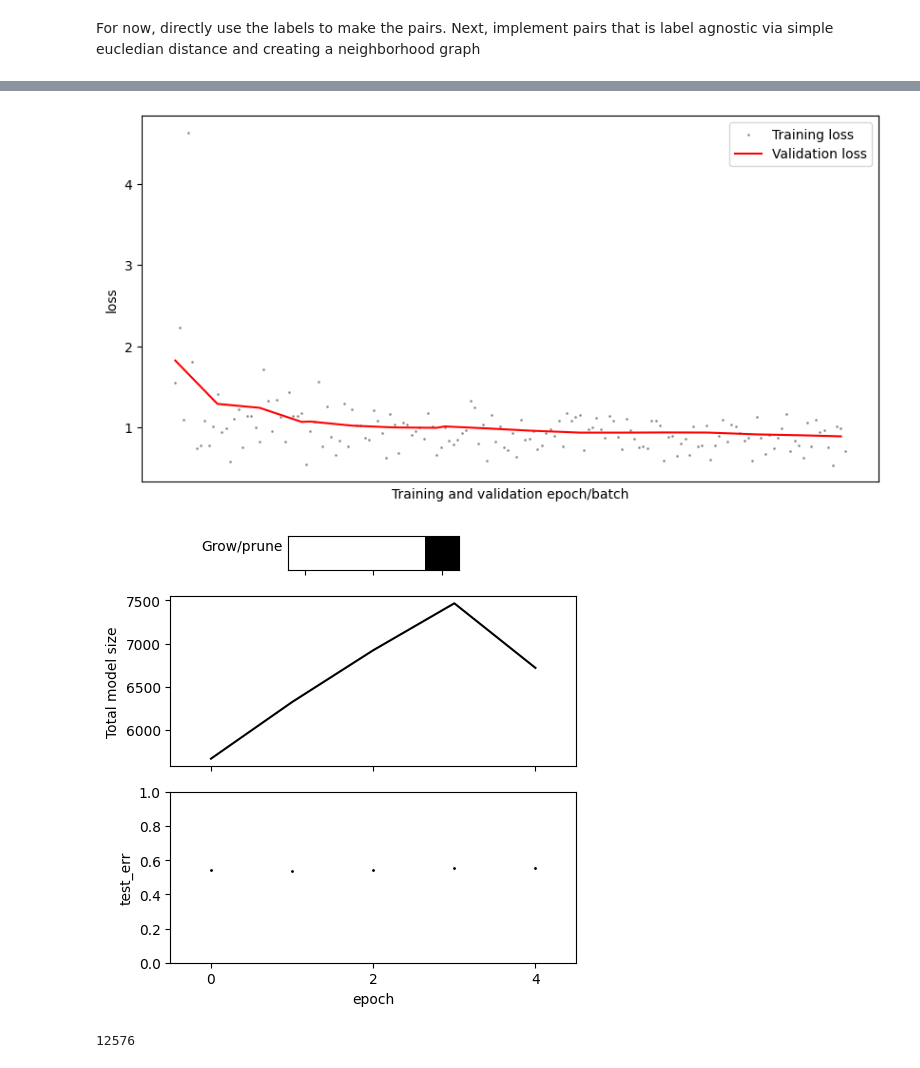
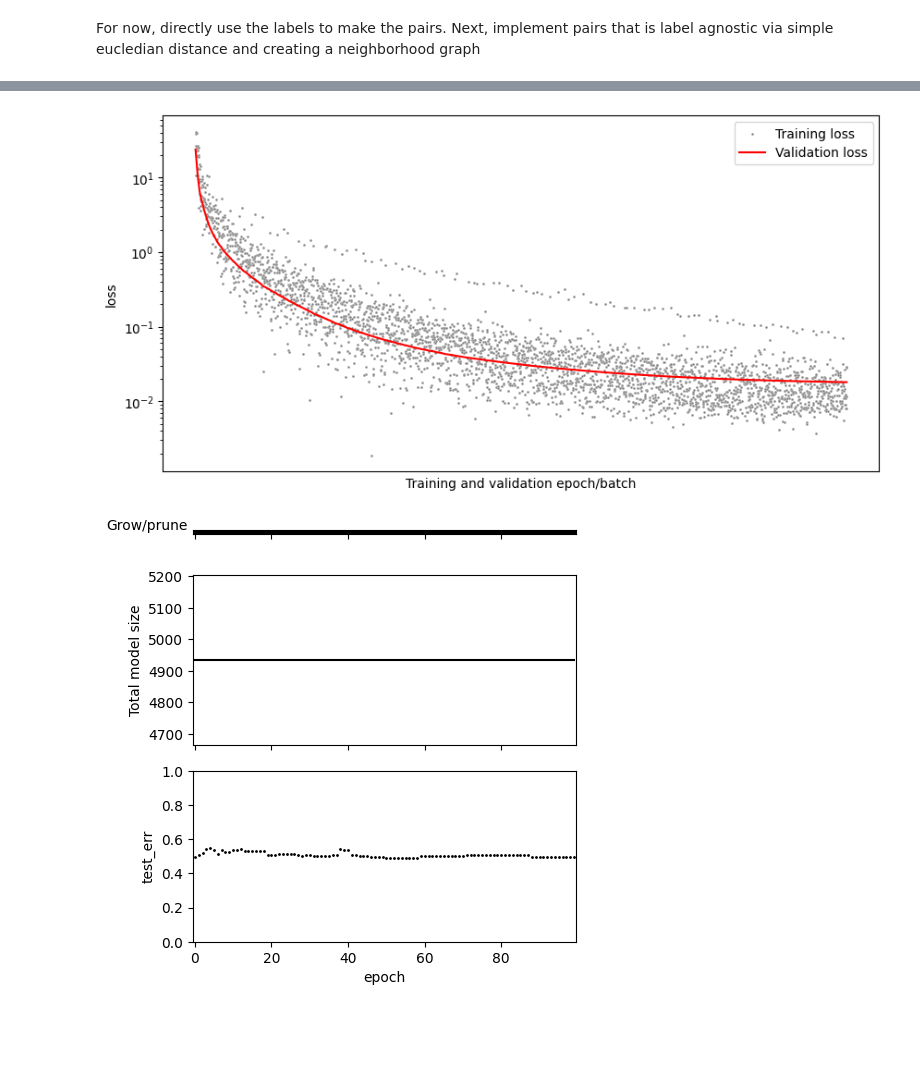
Before and after one commit to cchu70/klab_rotation, a Jupyter notebook: 08_Simple-MLP-unsupervised.ipynb, the cells around one changed output, grey strips where cells are left out. Cells and saved outputs as stored; diff of their text form; code cells hidden in the pictures; blank space fills up the shorter version.

Commit message:
test drlim contrastive learning

```diff
--- a/08_Simple-MLP-unsupervised.ipynb
+++ b/08_Simple-MLP-unsupervised.ipynb
@@ -27,4 +25,7 @@ import seaborn as sns
 # %% [markdown]
 For now, directly use the labels to make the pairs. Next, implement pairs that is label agnostic via simple eucledian distance and creating a neighborhood graph
 # %%
-train_pair_dataloader, val_pair_dataloader = get_mnist_pairs_loader(batch_size=32, train=True, subset_fraction=0.01, validation_ratio=6)
+train_pair_dataloader, val_pair_dataloader = get_mnist_pairs_loader(
+    batch_size=32, train=True, subset_fraction=0.05, validation_ratio=6, seed=42,
+    selected_labels=[4, 9]
+)
@@ -31,2 +36,2 @@ train_pair_dataloader, val_pair_dataloader = get_mnist_pairs_loader(batch_size=3
 # %%
-test_pair_dataloader = get_mnist_pairs_loader(batch_size=32, train=False, subset_fraction=0.01)
+test_pair_dataloader = get_mnist_pairs_loader(batch_size=32, train=False, subset_fraction=0.05,  selected_labels=[4, 9])
@@ -33,15 +46,15 @@ test_pair_dataloader = get_mnist_pairs_loader(batch_size=32, train=False, subset
 # %%
 DrLIM_model = DrLIMPruneGrowNetwork(
-    gamma=0.1, init_density=0.5, num_training_iter=5,
-    low_mapping_dim=2,
+    gamma=0.1, init_density=0.5, num_training_iter=100,
+    low_mapping_dim=2, prediction_act=lambda x: x, use_grow_prune_prob=False
 )
 
-contrastive_loss_fn = ContrastiveLoss()
-val_contrastive_loss_fn = ContrastiveLoss(reduction='sum')
+contrastive_loss_fn = ContrastiveLoss(m=0.2) # if I am using tanh, range is between -1 and 1.
+val_contrastive_loss_fn = ContrastiveLoss(m=0.2, reduction='sum')
 
 train_losses_epoch, val_losses_epoch, test_df = full_train(
     DrLIM_model, train_pair_dataloader, val_pair_dataloader, test_pair_dataloader,
-    learning_rate = 1e-2,
+    learning_rate = 1e-3,
     loss_fn=contrastive_loss_fn,
     val_loss_fn=val_contrastive_loss_fn,
     plot=False, verbose=False,
@@ -60,12 +67,13 @@ stack_training_losses_df, stack_val_losses_df = format_training_outputs(train_lo
 # %%
 fig, ax = plt.subplots(figsize=(10, 5))
 sns.scatterplot(stack_training_losses_df.reset_index(), x='index', y='loss', label='Training loss', alpha=1.0, c='gray', s=4, ax=ax)
 sns.lineplot(stack_val_losses_df.reset_index(), x='index', y='loss',  label='Validation loss', c='red', ax=ax)
 plt.xticks([])
 plt.xlabel('Training and validation epoch/batch')
+plt.yscale('log')
 plt.show()
 # %% [output]
-[figure, old version]
+[figure, new version]
 # %%
 fig, axes = plt.subplots(3, 1, figsize=(5, 5), sharex=True, height_ratios=[1, 5, 5])
 axes[0].imshow(np.array(np.array(DrLIM_model.grow_prune_history).reshape(1, -1)), cmap='gray')
@@ -80,8 +88,4 @@ axes[2].set_ylim(0, 1.0)
 plt.tight_layout()
 plt.show()
 # %% [output]
-[figure, old version]
+[figure, new version]
-# %%
-DrLIM_model.total_size
-# %% [output]
-12576
```
Also changed, not shown: parts of 16 cells of this notebook, 4 other files.
